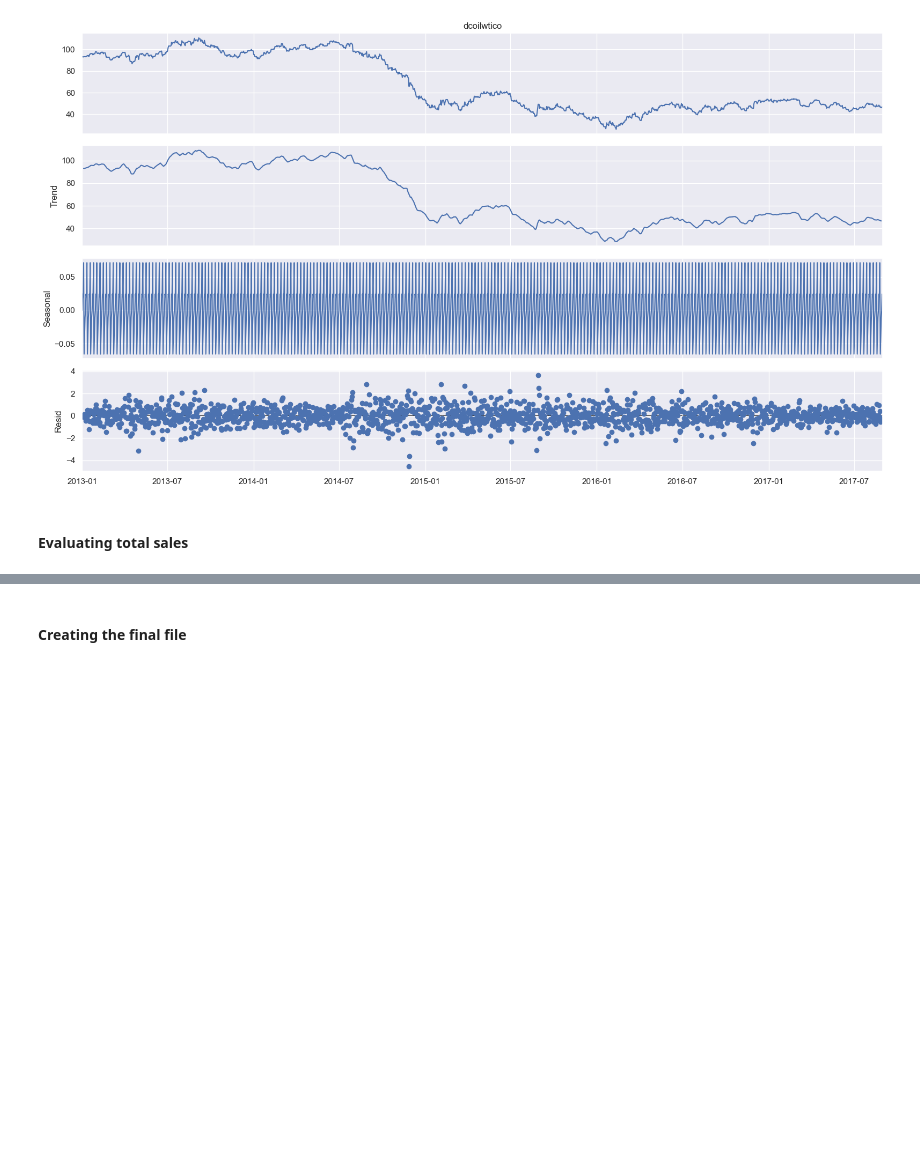
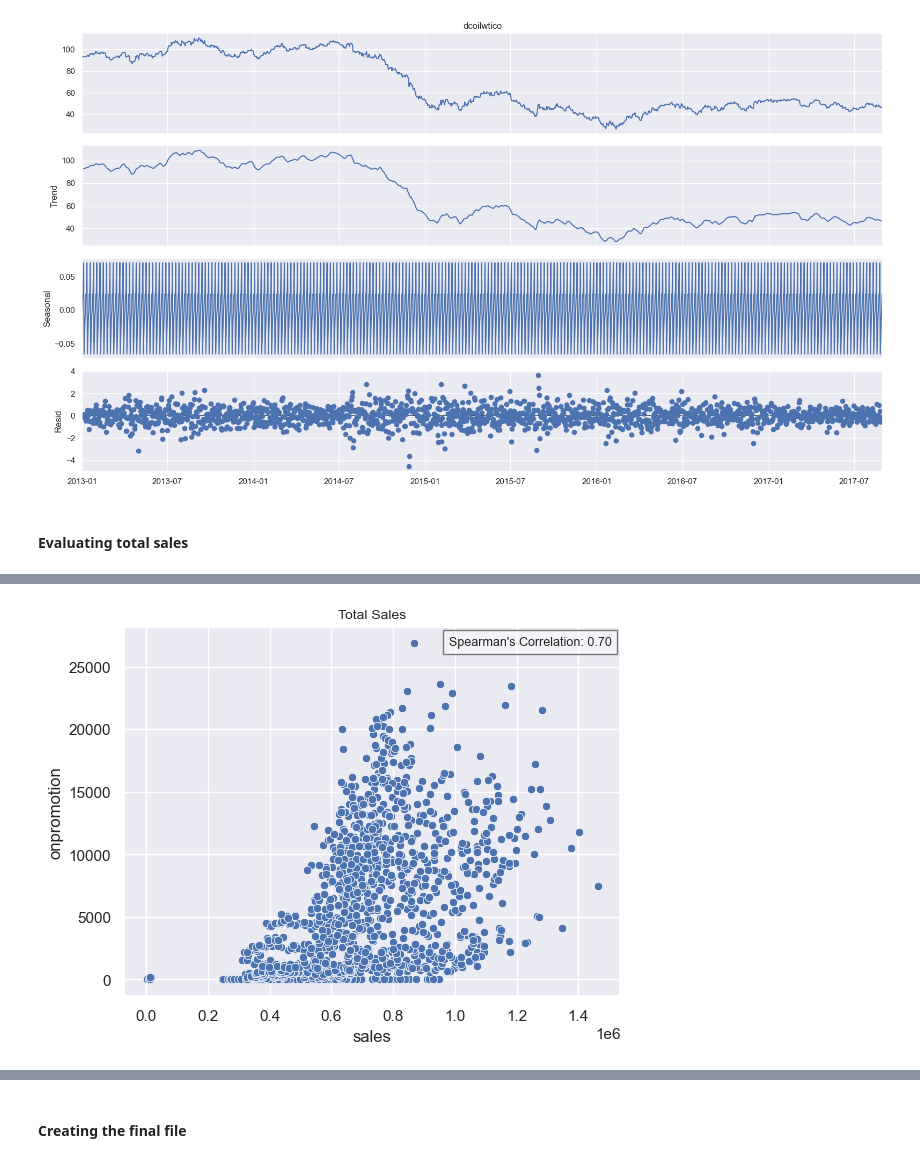
Before and after one commit to CarlosGuiSilva/store-sales-time-series-forecasting, a Jupyter notebook: notebooks/eda.ipynb, the cells around one changed output, grey strips where cells are left out. Saved outputs shown, nothing was run; the diff lists cells and outputs as text; code cells hidden in the pictures; blank space fills up the shorter version.

```diff
--- a/notebooks/eda.ipynb
+++ b/notebooks/eda.ipynb
@@ -196,0 +190,20 @@ plt.show()
+# %%
+sns.scatterplot(data=total_sales, x='sales', y='onpromotion')
+
+# Spearman correlation
+spearman_correlation = total_sales['sales'].corr(total_sales['onpromotion'], method='spearman')
+textstr = f"Spearman's Correlation: {spearman_correlation:.2f}"
+
+# Add correlation text
+
+plt.text(
+    x=total_sales['sales'].max() * 0.67,
+    y=total_sales['onpromotion'].max() * 0.995,
+    s=textstr,
+    fontsize=9,
+    bbox=dict(facecolor='white', alpha=0.5, edgecolor='black')
+)
+plt.title(f"Total Sales", fontsize=10)
+plt.show()
+# %% [output]
+[figure, added]
```
Also changed, not shown: parts of 14 cells of this notebook.
